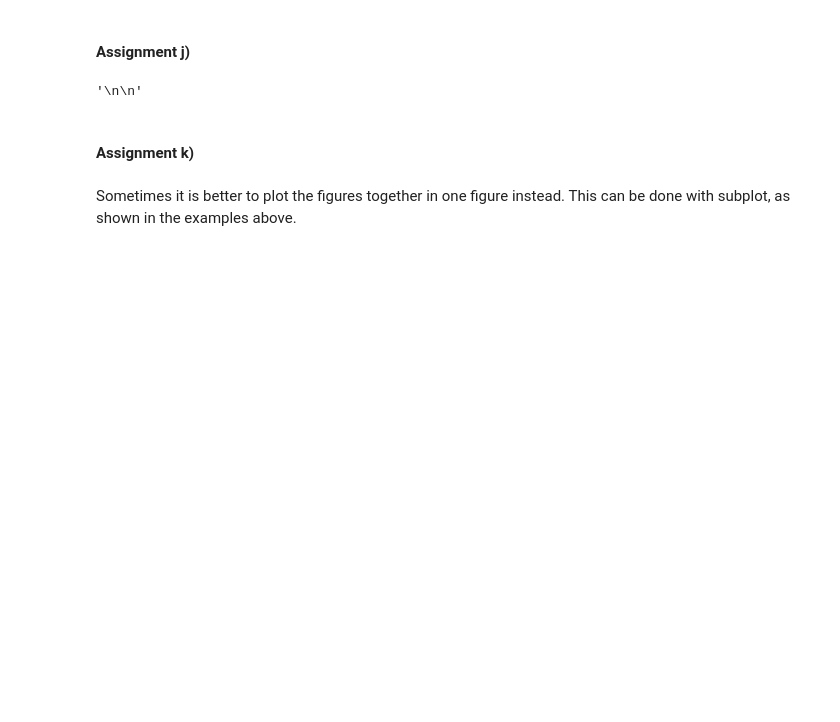
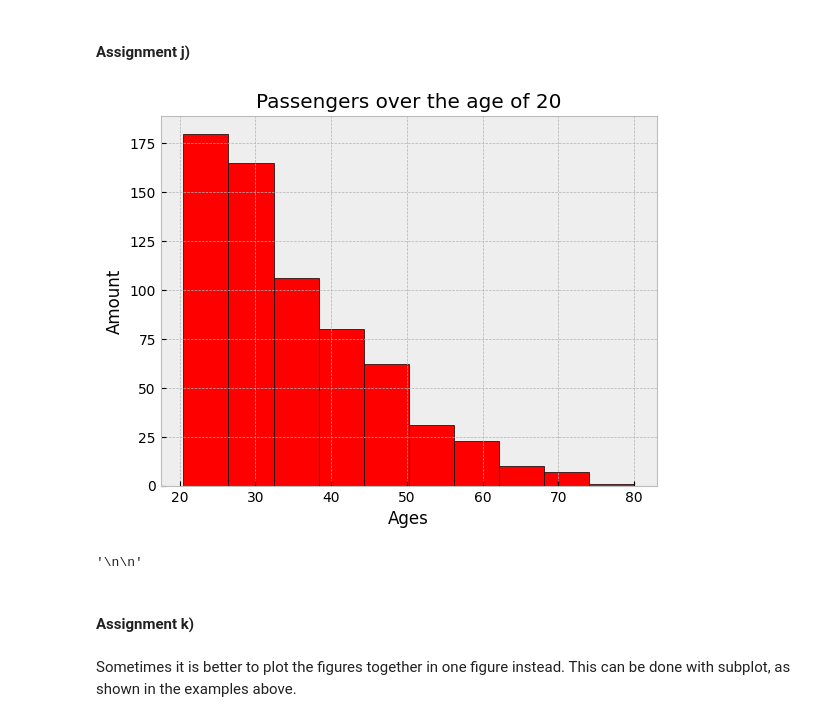
Before and after one commit to julindavid/Intro-Machine-Learning, a Jupyter notebook: maskin-inlärning-1DL034/assignments/practical/PracticalNotebook2.ipynb, the cells around one changed output. Drawn from its saved outputs; the diff is of its cells as text; code cells hidden in the pictures; blank space fills up the shorter version.

```diff
--- a/maskin-inlärning-1DL034/assignments/practical/PracticalNotebook2.ipynb
+++ b/maskin-inlärning-1DL034/assignments/practical/PracticalNotebook2.ipynb
@@ -502,13 +583,25 @@ As you can see, most of the people paid less than 150 for the ticket.
 # %%
 # ASSIGNMENT:
 # plot a histogram over all the ages with 20 bins. Draw a vertical line at the mean age.
 # label the plot and the axes appropriately
 
 # YOUR CODE HERE
+all_ages = df["Age"]
+over_20 = all_ages[(df["Age"] > 20)].sort_values()
+
+plt.hist(over_20, color="red", edgecolor= "black")
+# print(over_20)
+plt.xlabel("Ages")
+plt.ylabel("Amount")
+plt.title("Passengers over the age of 20")
+
+plt.show()
+
 '''
 
 '''
 # %% [output]
+[figure, added]
 '\n\n'
 # %% [markdown]
 #### Assignment k)
```
Also changed, not shown: parts of 12 cells of this notebook.
